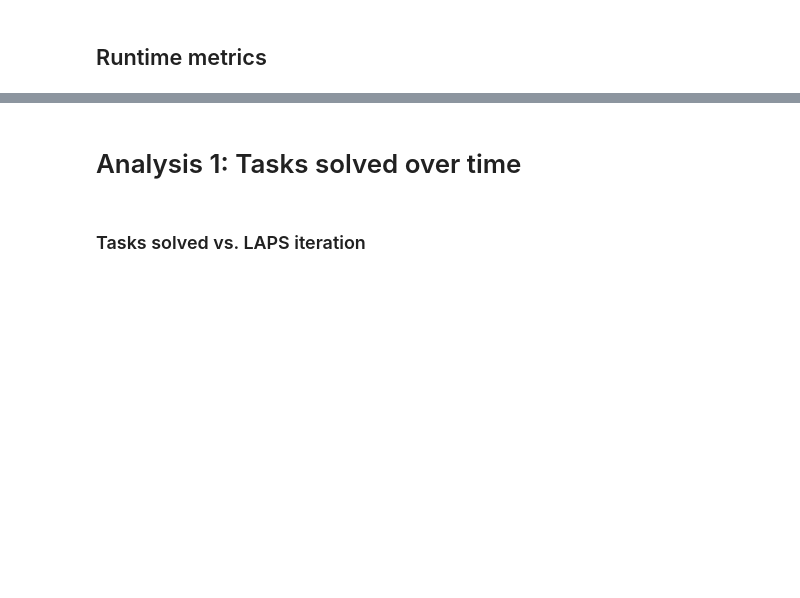
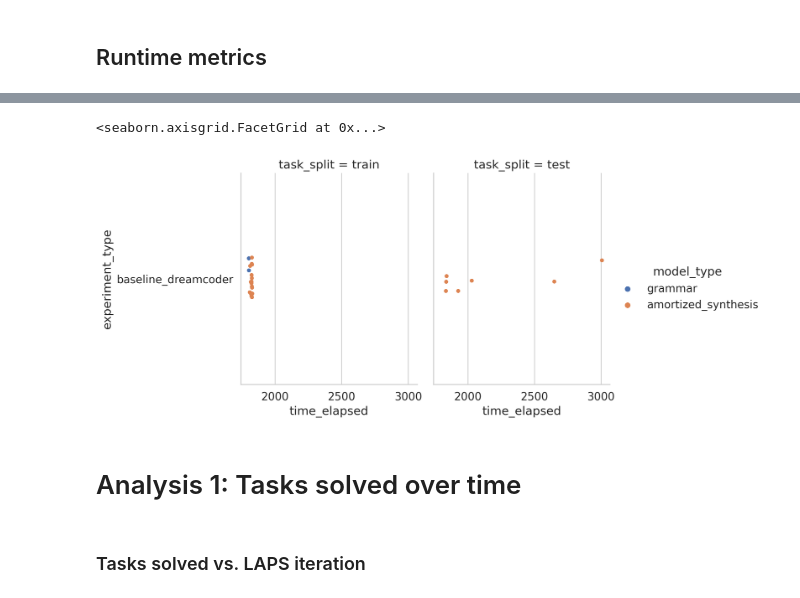
Before and after one commit to gabegrand/lilo, a Jupyter notebook: analysis/analyze_synthesis_experiment.ipynb, the cells around one changed output, grey strips where cells are left out. Cells and saved outputs as stored; diff of their text form; code cells hidden in the pictures; blank space fills up the shorter version.

```diff
--- a/analysis/analyze_synthesis_experiment.ipynb
+++ b/analysis/analyze_synthesis_experiment.ipynb
@@ -98,3 +97,8 @@ sns.stripplot(data=df_runtime.query("model_fn == 'infer_programs_for_tasks'"), y
+# %%
+sns.catplot(kind="strip", col="task_split", data=df_runtime.query("model_fn == 'infer_programs_for_tasks'"), y="experiment_type", x="time_elapsed", hue="model_type")
+# %% [output]
+<seaborn.axisgrid.FacetGrid at 0x...>
+[figure, added]
 # %% [markdown]
 # Analysis 1: Tasks solved over time
 # %% [markdown]
```
Also changed, not shown: parts of 11 cells of this notebook, 1 other file.
